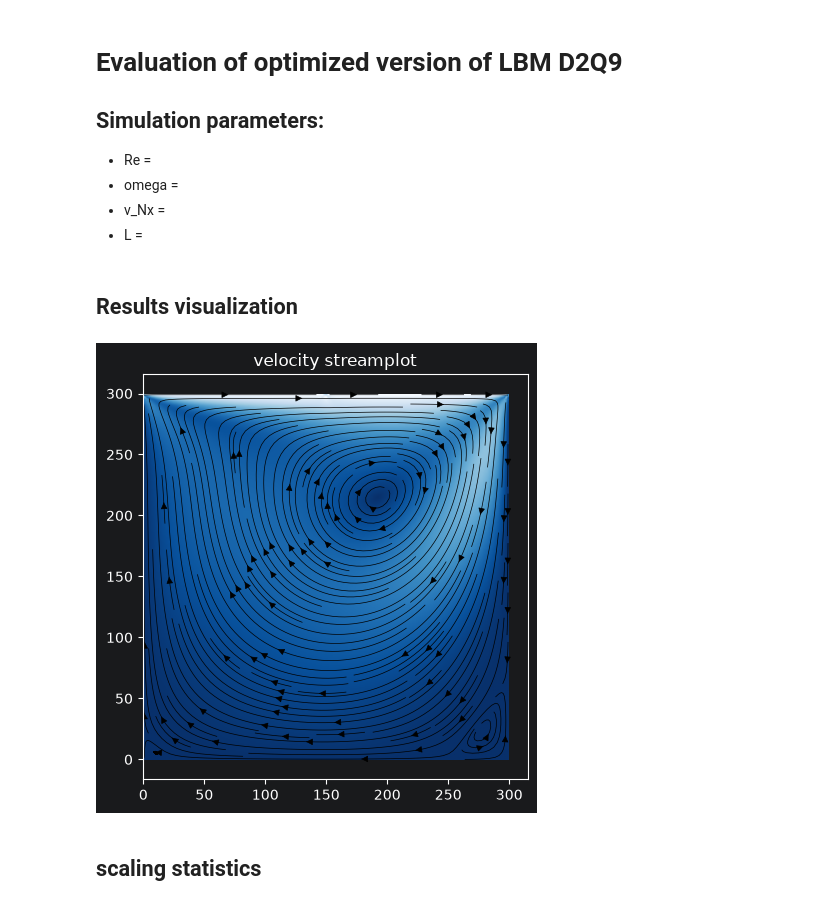
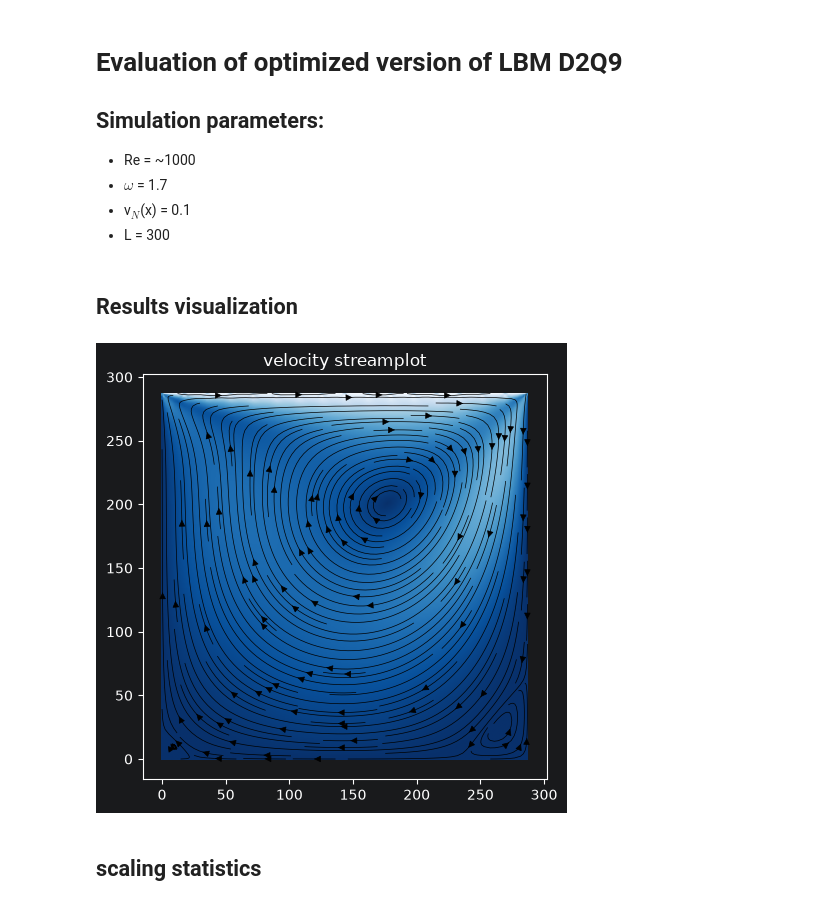
Before and after one commit to FranekM/Lattice-Boltzmann-D2Q9-Solver-in-Fortran, a Jupyter notebook: eval/evaluation.ipynb, the cells around one changed output. Drawn from its saved outputs; the diff is of its cells as text; code cells hidden in the pictures.

Commit message:
scaling results

```diff
--- a/eval/evaluation.ipynb
+++ b/eval/evaluation.ipynb
@@ -2,10 +2,10 @@
 # Evaluation of optimized version of LBM D2Q9
 
 ## Simulation parameters:
-* Re    =
-* omega =
-* v_Nx  =
-* L     =
+* Re    = ~1000
+* $\omega$ = 1.7
+* v$_{N}$(x)  = 0.1
+* L     = 300
 # %%
 import matplotlib.pyplot as plt
 import pandas as pd
@@ -16,7 +16,7 @@ from pathlib import Path
 # %% [markdown]
 ## Results visualization
 # %%
-parent = '../out/optim_4'
+parent = '../out/bw_scaling'
 file_base = "re1000-"
 ext = ".tsv"
 
@@ -80,35 +80,35 @@ def log_frame_reader(n):
         )
 
 
 def field_streamplot(n, density=0.5):
     frames = log_frame_reader(n)
     frame = next(frames)
 
     square = frame['t'].values.size
     Nx = int(np.sqrt(square))
 
     x, y = np.meshgrid(np.arange(Nx), np.arange(Nx))
     ux = frame['ux'].values.reshape(Nx, Nx)
     uy = frame['uy'].values.reshape(Nx, Nx)
     speed = np.sqrt(ux**2 + uy**2)
 
     plt.imshow(speed, cmap="Blues_r")
     plt.streamplot(
             x, y, ux, uy,
             density = density,
             linewidth= 0.5,
             color = 'black'
     )
     plt.gca().invert_yaxis()
 
     plt.title(f"velocity streamplot")
     plt.tight_layout()
     plt.show()
 
 
-field_streamplot(4, density=2.0)
+field_streamplot(256, density=2.0)
 # %% [output]
-[figure, old version]
+[figure, new version]
 # %% [markdown]
 ## scaling statistics
 # %%
```
Also changed, not shown: parts of 1 cell of this notebook.
